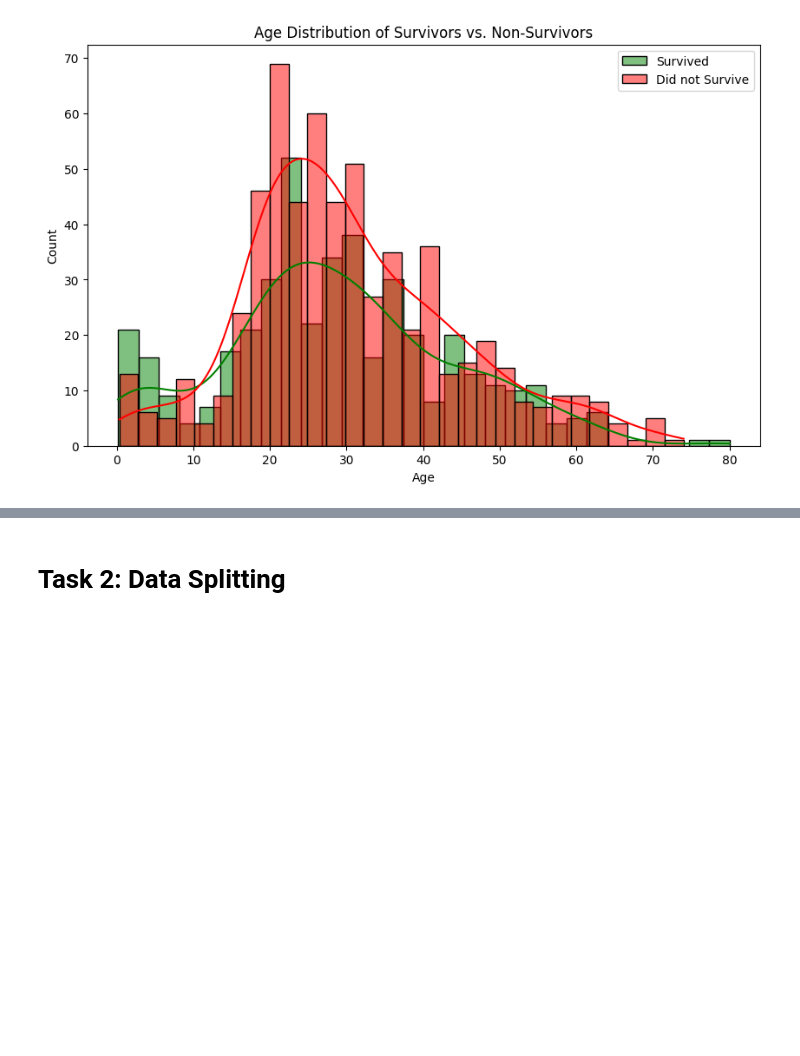
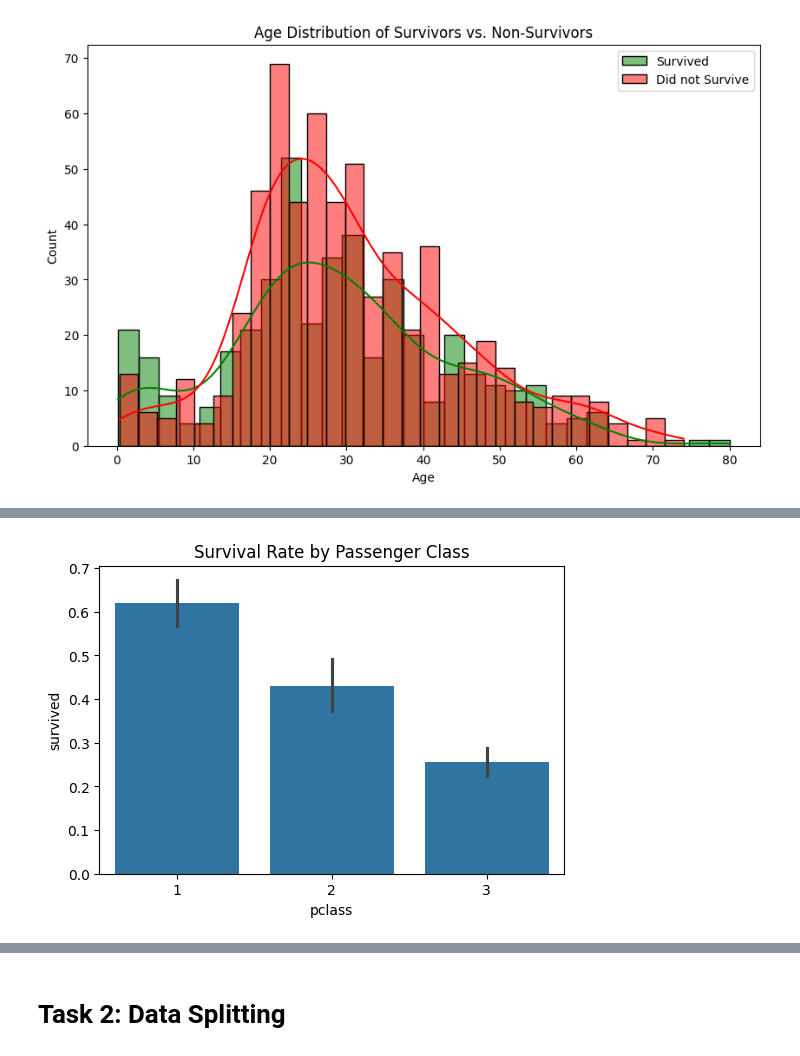
Before and after one commit to hibbakamas/ML-fundamentals-2025, a Jupyter notebook: assignment_1_Hibba_Kamas.ipynb, the cells around one changed output, grey strips where cells are left out. Cells and saved outputs as stored; diff of their text form; code cells hidden in the pictures; blank space fills up the shorter version.

```diff
--- a/assignment_1_Hibba_Kamas.ipynb
+++ b/assignment_1_Hibba_Kamas.ipynb
@@ -153,0 +183,8 @@ plt.show()
+# %%
+# survival rate by passenger Class
+plt.figure(figsize=(6,4))
+sns.barplot(x="pclass", y=df["survived"], data=df)
+plt.title("Survival Rate by Passenger Class")
+plt.show()
+# %% [output]
+[figure, added]
```
Also changed, not shown: parts of 18 cells of this notebook.
